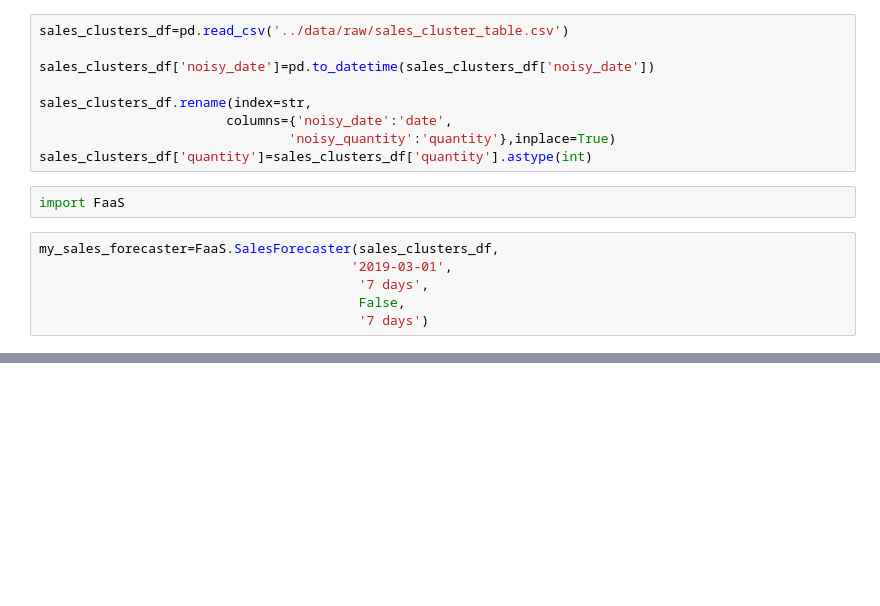
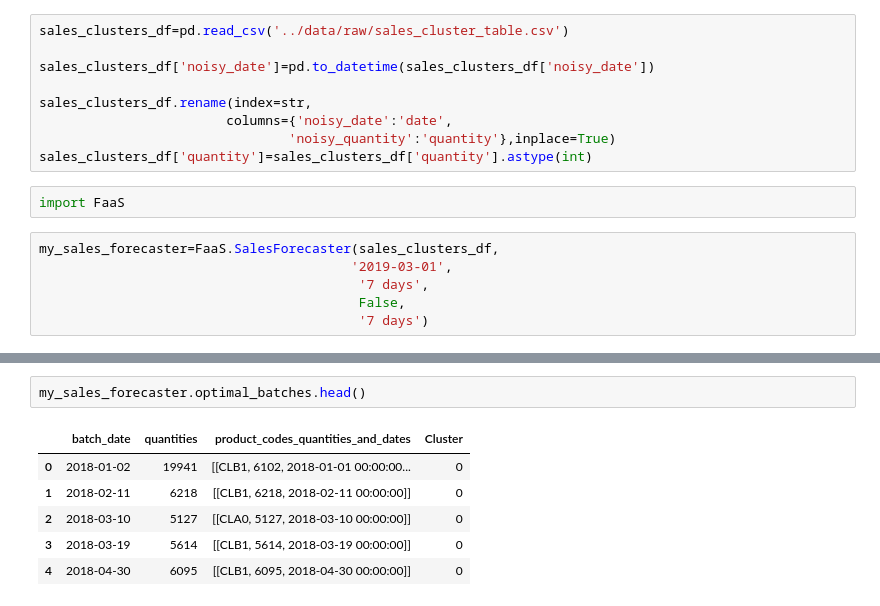
Before and after one commit to raphaelribard/Sales_forecasting, a Jupyter notebook: notebooks/6.0-rr-Main-Notebook-w-preds-n-optim.ipynb, the cells around one changed output, grey strips where cells are left out. Cells and saved outputs as stored; diff of their text form; blank space fills up the shorter version.

```diff
--- a/notebooks/6.0-rr-Main-Notebook-w-preds-n-optim.ipynb
+++ b/notebooks/6.0-rr-Main-Notebook-w-preds-n-optim.ipynb
@@ -99,3 +99,12 @@ The predicted quantities represent 72.6% of the actual quantities
 Optimizing the actual data for cluster #4
 -----------------------------------------
 ... (28 outputs left out)
+# %%
+my_sales_forecaster.optimal_batches.head()
+# %% [output]
+|  | batch_date | quantities | product_codes_quantities_and_dates | Cluster |
+| 0 | 2018-01-02 | 19941 | [[CLB1, 6102, 2018-01-01 00:00:00... | 0 |
+| 1 | 2018-02-11 | 6218 | [[CLB1, 6218, 2018-02-11 00:00:00]] | 0 |
+| 2 | 2018-03-10 | 5127 | [[CLA0, 5127, 2018-03-10 00:00:00]] | 0 |
+| 3 | 2018-03-19 | 5614 | [[CLB1, 5614, 2018-03-19 00:00:00]] | 0 |
+| 4 | 2018-04-30 | 6095 | [[CLB1, 6095, 2018-04-30 00:00:00]] | 0 |
```
Also changed, not shown: parts of 2 cells of this notebook, 1 other file.
